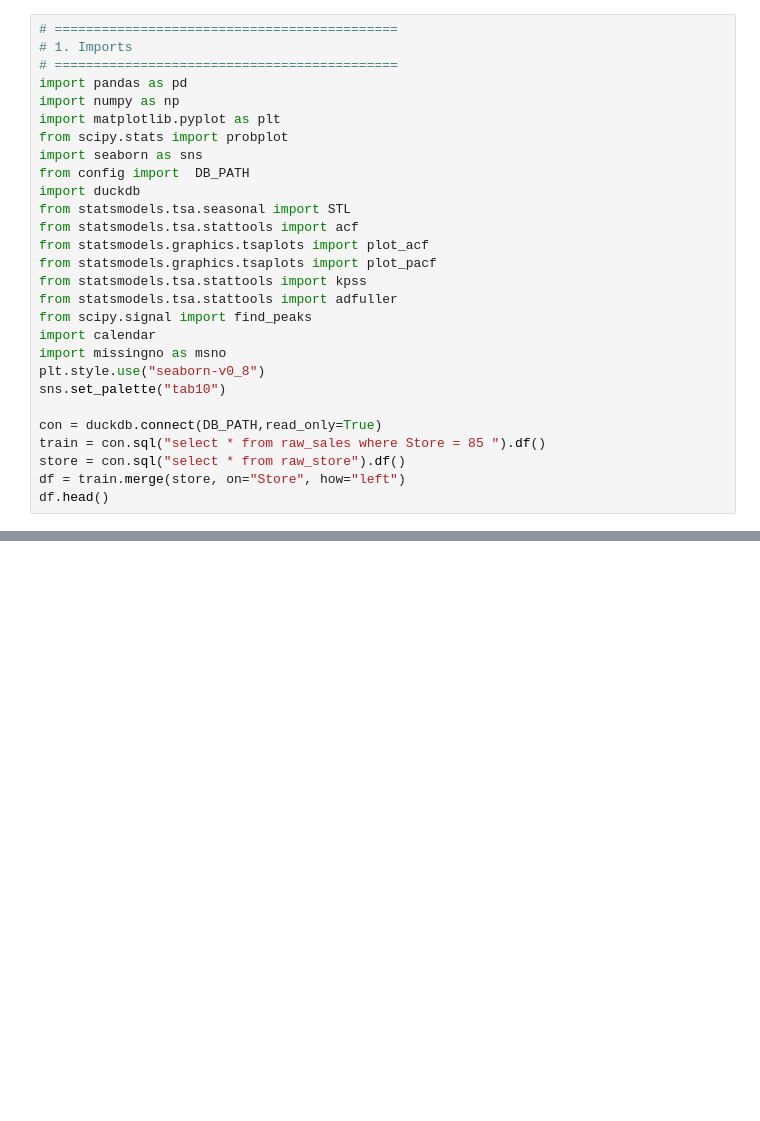
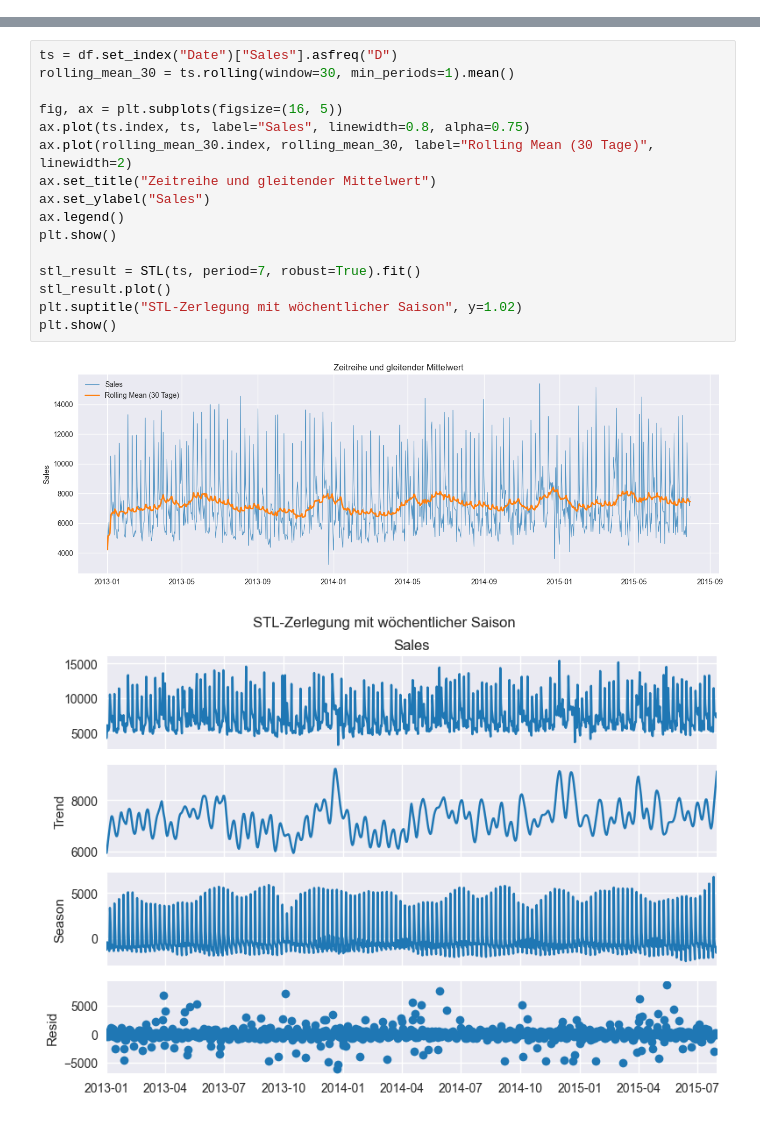
Before and after one commit to vburlay/Rossmann, a Jupyter notebook: notebooks/rossmann(Store_85).ipynb, the cells around one changed output, grey strips where cells are left out. Cells and saved outputs as stored; diff of their text form; blank space fills up the shorter version.

Commit message:
train

```diff
--- a/notebooks/rossmann(Store_85).ipynb
+++ b/notebooks/rossmann(Store_85).ipynb
@@ -104,28 +0,0 @@
-# %%
-# ============================================
-# 1. Imports
-# ============================================
-import pandas as pd
-import numpy as np
-import matplotlib.pyplot as plt
-from scipy.stats import probplot
-import seaborn as sns
-from config import  DB_PATH
-import duckdb
-from statsmodels.tsa.seasonal import STL
-from statsmodels.tsa.stattools import acf
-from statsmodels.graphics.tsaplots import plot_acf
-from statsmodels.graphics.tsaplots import plot_pacf
-from statsmodels.tsa.stattools import kpss
-from statsmodels.tsa.stattools import adfuller
-from scipy.signal import find_peaks
-import calendar
-import missingno as msno
-plt.style.use("seaborn-v0_8")
-sns.set_palette("tab10")
-
-con = duckdb.connect(DB_PATH,read_only=True)
-train = con.sql("select * from raw_sales where Store = 85 ").df()
-store = con.sql("select * from raw_store").df()
-df = train.merge(store, on="Store", how="left")
-df.head()
@@ -138,0 +263,19 @@ df.head()
+# %%
+ts = df.set_index("Date")["Sales"].asfreq("D")
+rolling_mean_30 = ts.rolling(window=30, min_periods=1).mean()
+
+fig, ax = plt.subplots(figsize=(16, 5))
+ax.plot(ts.index, ts, label="Sales", linewidth=0.8, alpha=0.75)
+ax.plot(rolling_mean_30.index, rolling_mean_30, label="Rolling Mean (30 Tage)", linewidth=2)
+ax.set_title("Zeitreihe und gleitender Mittelwert")
+ax.set_ylabel("Sales")
+ax.legend()
+plt.show()
+
+stl_result = STL(ts, period=7, robust=True).fit()
+stl_result.plot()
+plt.suptitle("STL-Zerlegung mit wöchentlicher Saison", y=1.02)
+plt.show()
+# %% [output]
+[figure, added]
+[figure, added]
```
Also changed, not shown: parts of 45 cells of this notebook.
